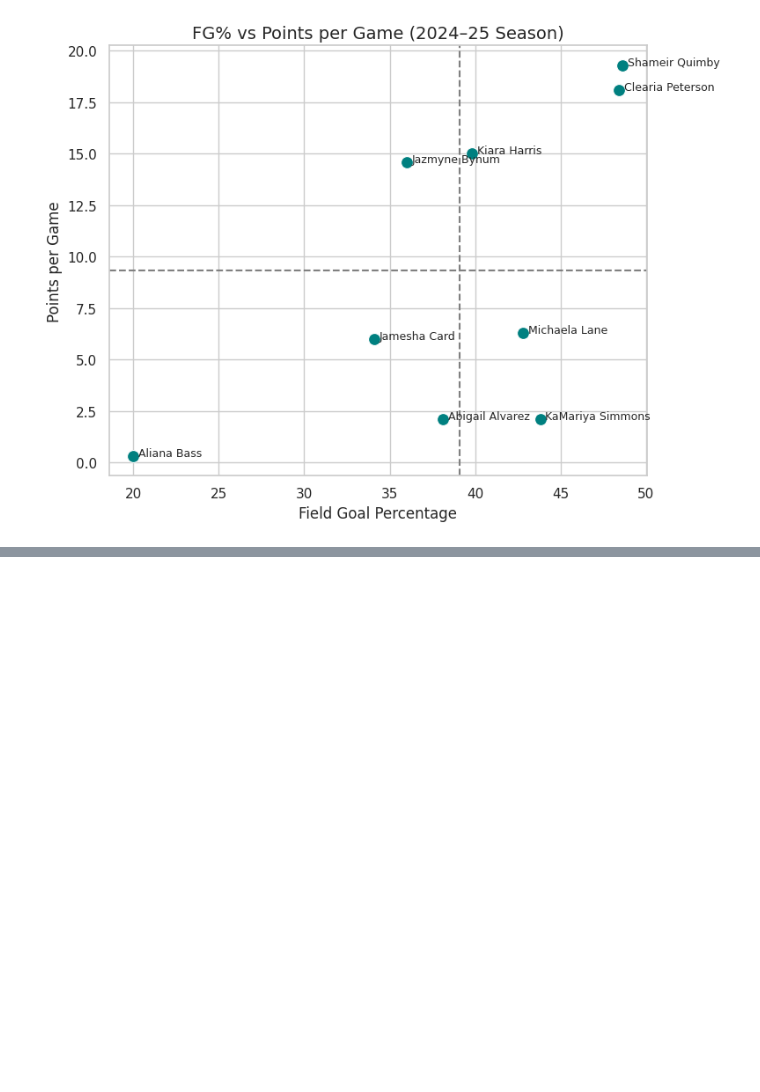
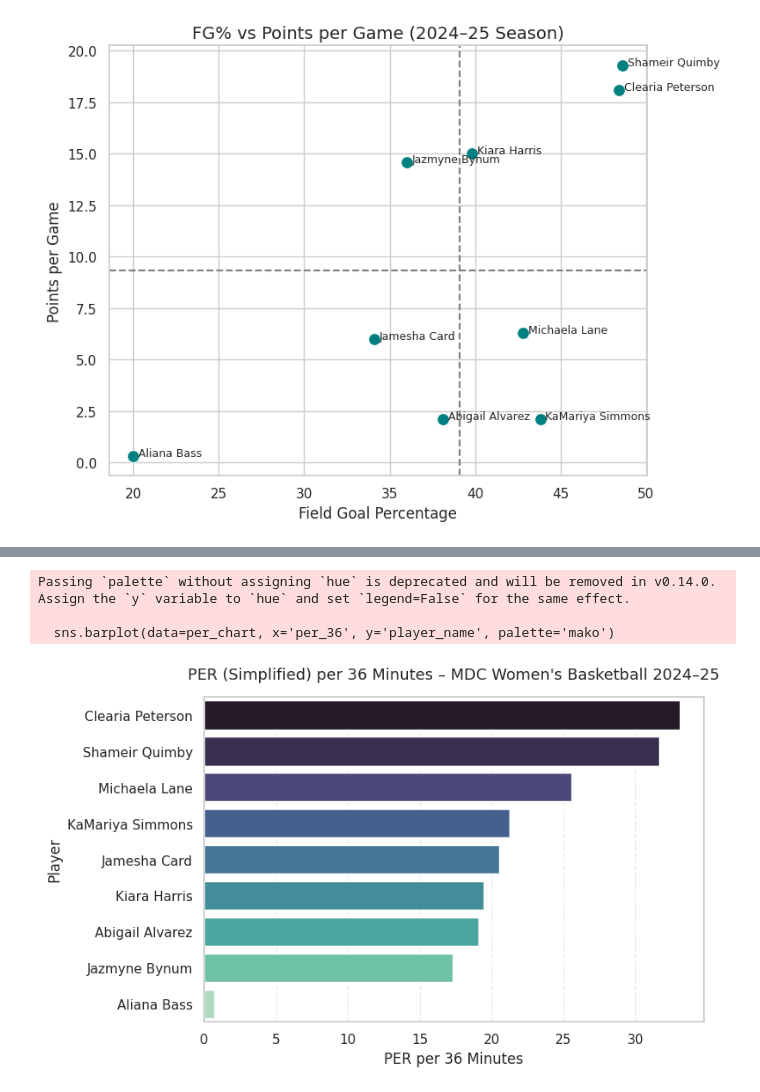
Before and after one commit to MiamiCrypto/Sports-Analytics-, a Jupyter notebook: WBB_2024_25_Season.ipynb, the cells around one changed output, grey strips where cells are left out. Drawn from its saved outputs; the diff is of its cells as text; code cells hidden in the pictures; blank space fills up the shorter version.

```diff
--- a/WBB_2024_25_Season.ipynb
+++ b/WBB_2024_25_Season.ipynb
@@ -1216,0 +1251,23 @@ plt.show()
+# %%
+# Calculate missed shots
+df['missed_fg'] = df['fga'] - df['fg']
+df['missed_ft'] = df['fta'] - df['ft']
+
+# Calculate simplified PER proxy and PER per 36
+df['per_proxy'] = (
+    df['pts'] +
+    df['totr'] +
+    df['assist'] +
+    df['stl'] +
+    df['blk'] -
+    df['missed_fg'] -
+    df['missed_ft'] -
+    df['turnovers']
+) / df['min']
+
+# Round and scale
+df['per_proxy'] = df['per_proxy'].round(2)
+df['per_36'] = (df['per_proxy'] * 36).round(2)
+
+# Display or export
+df[['player_name', 'per_proxy', 'per_36']].sort_values(by='per_36', ascending=False)
@@ -1216,0 +1285,20 @@ plt.show()
+# %%
+# Bar chart: PER per 36 minutes
+import seaborn as sns
+import matplotlib.pyplot as plt
+
+per_chart = df[['player_name', 'per_36']].sort_values(by='per_36', ascending=False)
+
+plt.figure(figsize=(8, 5))
+sns.barplot(data=per_chart, x='per_36', y='player_name', palette='mako')
+plt.title("PER (Simplified) per 36 Minutes – MDC Women's Basketball 2024–25", fontsize=13, pad=15)
+plt.xlabel("PER per 36 Minutes")
+plt.ylabel("Player")
+plt.grid(True, axis='x', linestyle='--', alpha=0.4)
+plt.tight_layout()
+plt.show()
+# %% [output]
+Passing `palette` without assigning `hue` is deprecated and will be removed in v0.14.0. Assign the `y` variable to `hue` and set `legend=False` for the same effect.
+
+  sns.barplot(data=per_chart, x='per_36', y='player_name', palette='mako')
+[figure, added]
```
Also changed, not shown: parts of 14 cells of this notebook.
